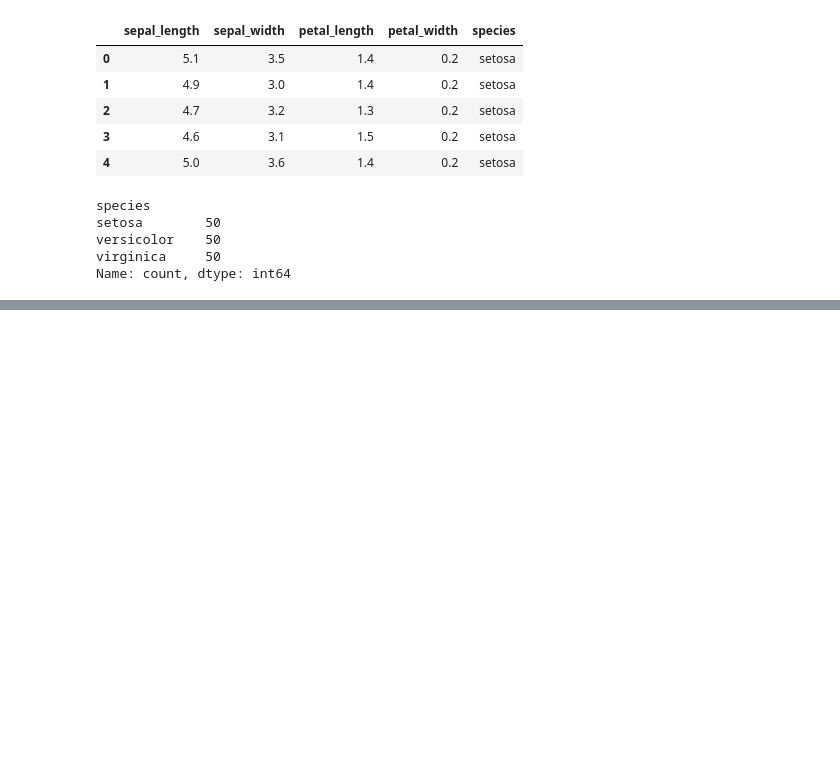
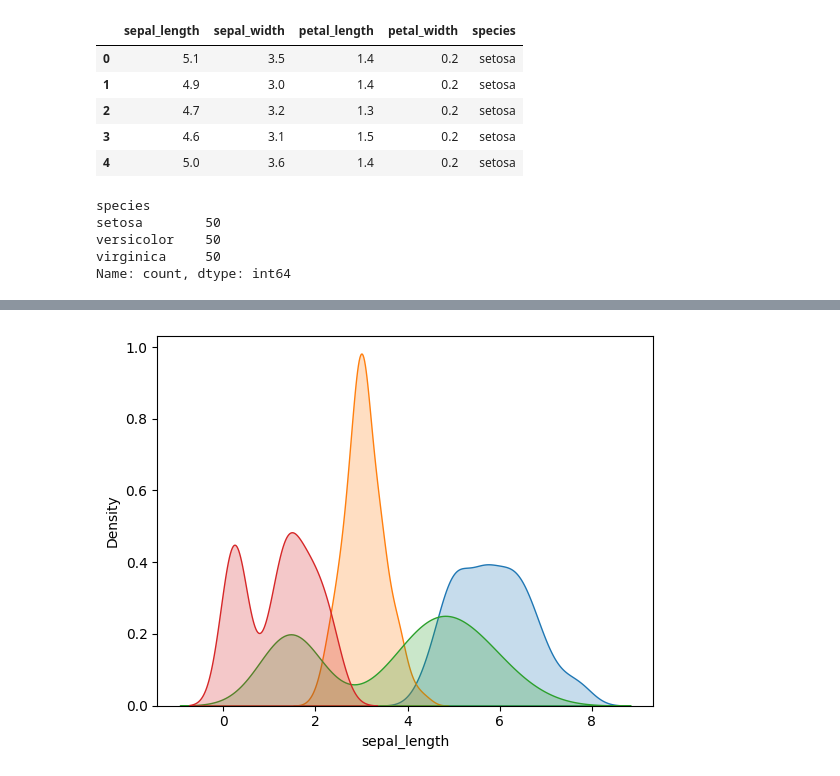
Before and after one commit to Arnab-apk/Gen_AI, a Jupyter notebook: seaborn.ipynb, the cells around one changed output, grey strips where cells are left out. Drawn from its saved outputs; the diff is of its cells as text; code cells hidden in the pictures; blank space fills up the shorter version.

```diff
--- a/seaborn.ipynb
+++ b/seaborn.ipynb
@@ -44,0 +51,5 @@ Name: count, dtype: int64
+# %%
+for col in ['sepal_length','sepal_width', 'petal_length','petal_width']:
+    sns.kdeplot(df[col],fill=True)
+# %% [output]
+[figure, added]
```
Also changed, not shown: parts of 1 cell of this notebook.
